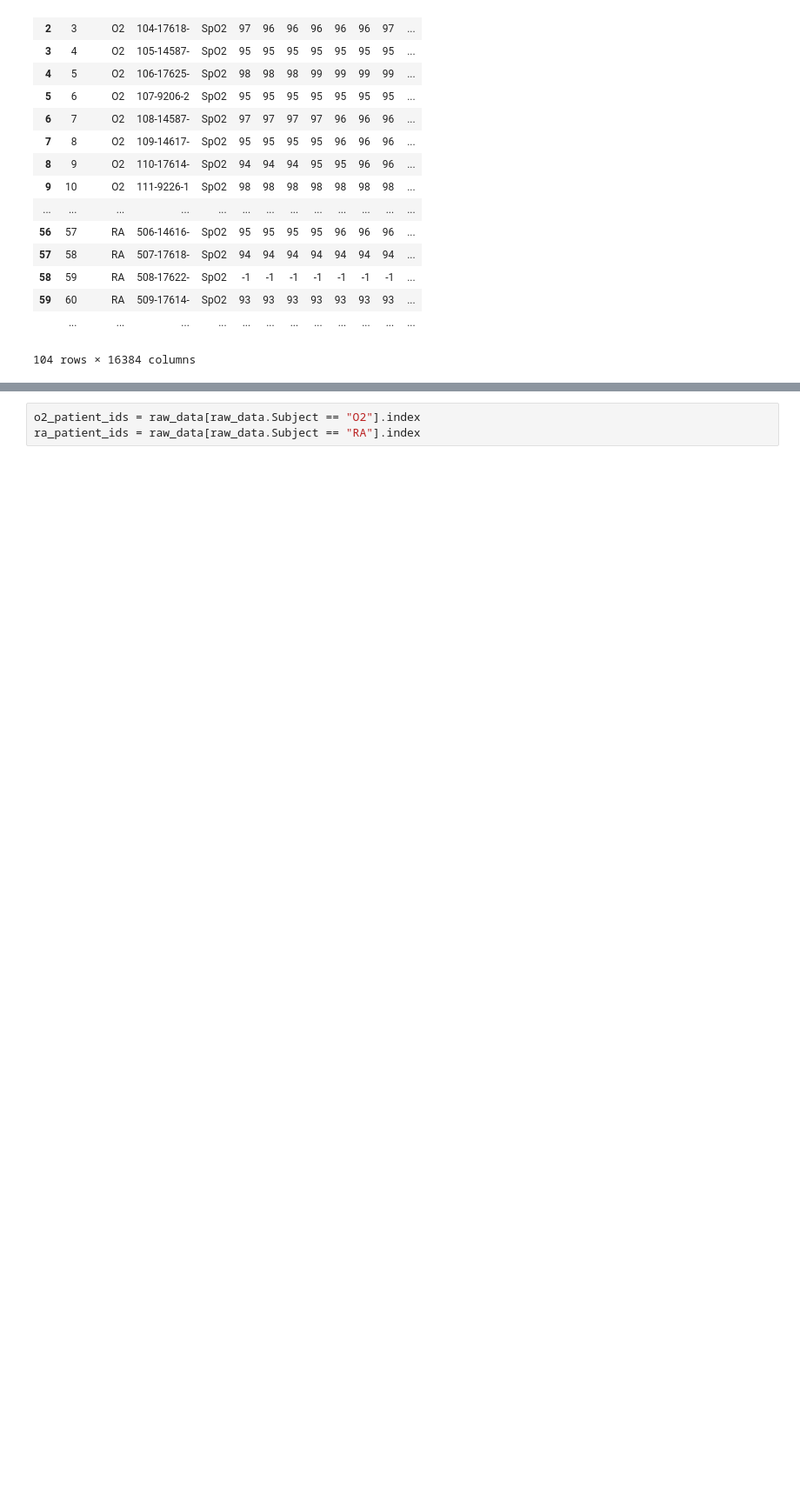
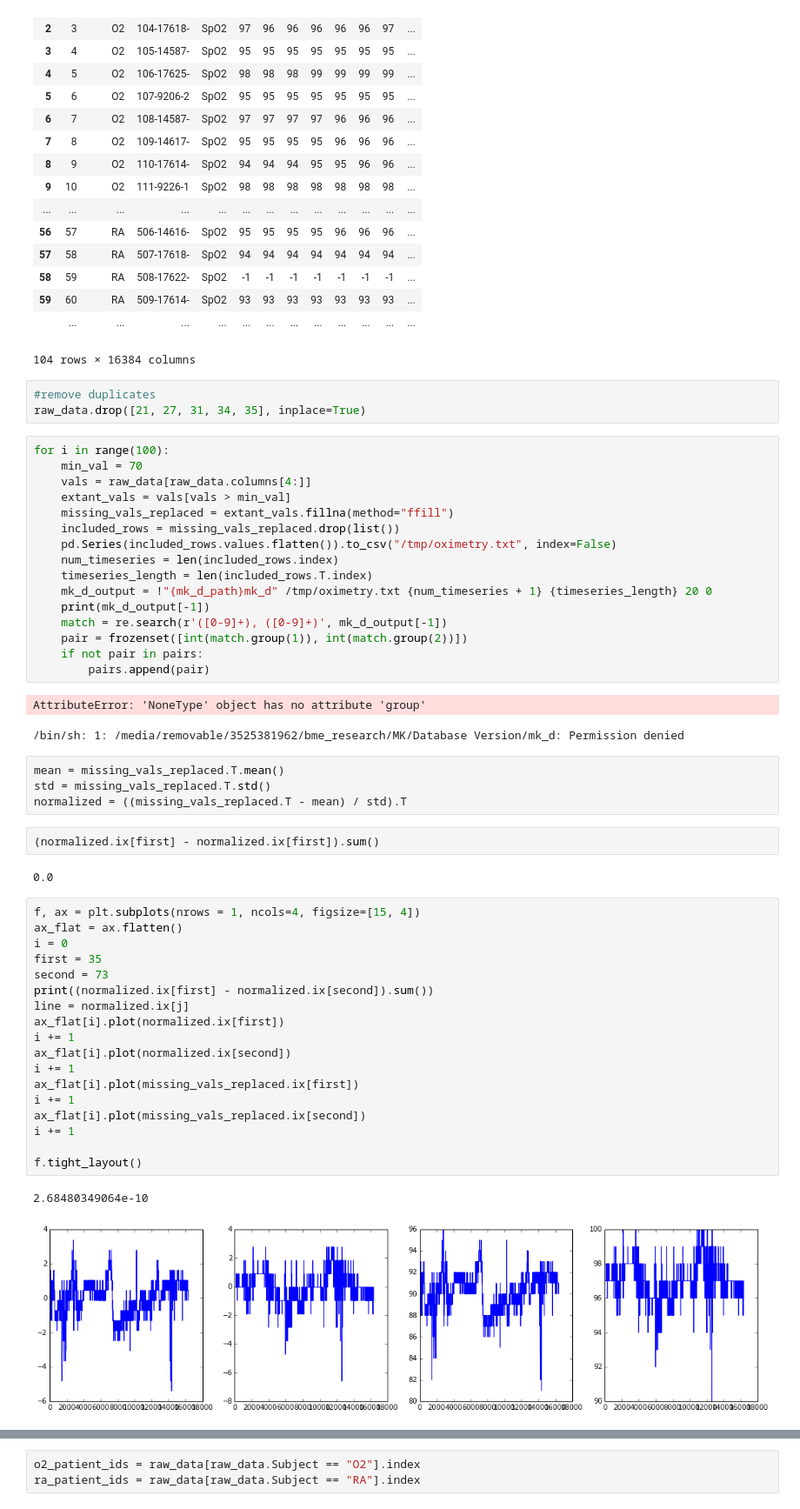
Before and after one commit to pvnick/pulse_oximetry, a Jupyter notebook: pulse_oximetry.ipynb, the cells around one changed output, grey strips where cells are left out. Shown at 87% size. Cells and saved outputs as stored; diff of their text form; blank space fills up the shorter version.

```diff
--- a/pulse_oximetry.ipynb
+++ b/pulse_oximetry.ipynb
@@ -44,3 +47,54 @@ raw_data
 | 59 | 60 | RA | 509-17614- | SpO2 | 93 | 93 | 93 | 93 | 93 | 93 | 93 | ... |
 |  | ... | ... | ... | ... | ... | ... | ... | ... | ... | ... | ... | ... |
 104 rows × 16384 columns
+# %%
+#remove duplicates
+raw_data.drop([21, 27, 31, 34, 35], inplace=True)
+# %%
+for i in range(100):
+    min_val = 70
+    vals = raw_data[raw_data.columns[4:]]
+    extant_vals = vals[vals > min_val]
+    missing_vals_replaced = extant_vals.fillna(method="ffill")
+    included_rows = missing_vals_replaced.drop(list())
+    pd.Series(included_rows.values.flatten()).to_csv("/tmp/oximetry.txt", index=False)
+    num_timeseries = len(included_rows.index)
+    timeseries_length = len(included_rows.T.index)
+    mk_d_output = !"{mk_d_path}mk_d" /tmp/oximetry.txt {num_timeseries + 1} {timeseries_length} 20 0
+    print(mk_d_output[-1])
+    match = re.search(r'([0-9]+), ([0-9]+)', mk_d_output[-1])
+    pair = frozenset([int(match.group(1)), int(match.group(2))])
+    if not pair in pairs:
+        pairs.append(pair)
+# %% [output]
+AttributeError: 'NoneType' object has no attribute 'group'
+/bin/sh: 1: /media/removable/3525381962/bme_research/MK/Database Version/mk_d: Permission denied
+# %%
+mean = missing_vals_replaced.T.mean()
+std = missing_vals_replaced.T.std()
+normalized = ((missing_vals_replaced.T - mean) / std).T
+# %%
+(normalized.ix[first] - normalized.ix[first]).sum()
+# %% [output]
+0.0
+# %%
+f, ax = plt.subplots(nrows = 1, ncols=4, figsize=[15, 4])
+ax_flat = ax.flatten()
+i = 0
+first = 35
+second = 73
+print((normalized.ix[first] - normalized.ix[second]).sum())
+line = normalized.ix[j]
+ax_flat[i].plot(normalized.ix[first])
+i += 1
+ax_flat[i].plot(normalized.ix[second])
+i += 1
+ax_flat[i].plot(missing_vals_replaced.ix[first])
+i += 1
+ax_flat[i].plot(missing_vals_replaced.ix[second])
+i += 1
+
+f.tight_layout()
+# %% [output]
+2.68480349064e-10
+[figure, added]
```
Also changed, not shown: parts of 51 cells of this notebook, 18 other files.
